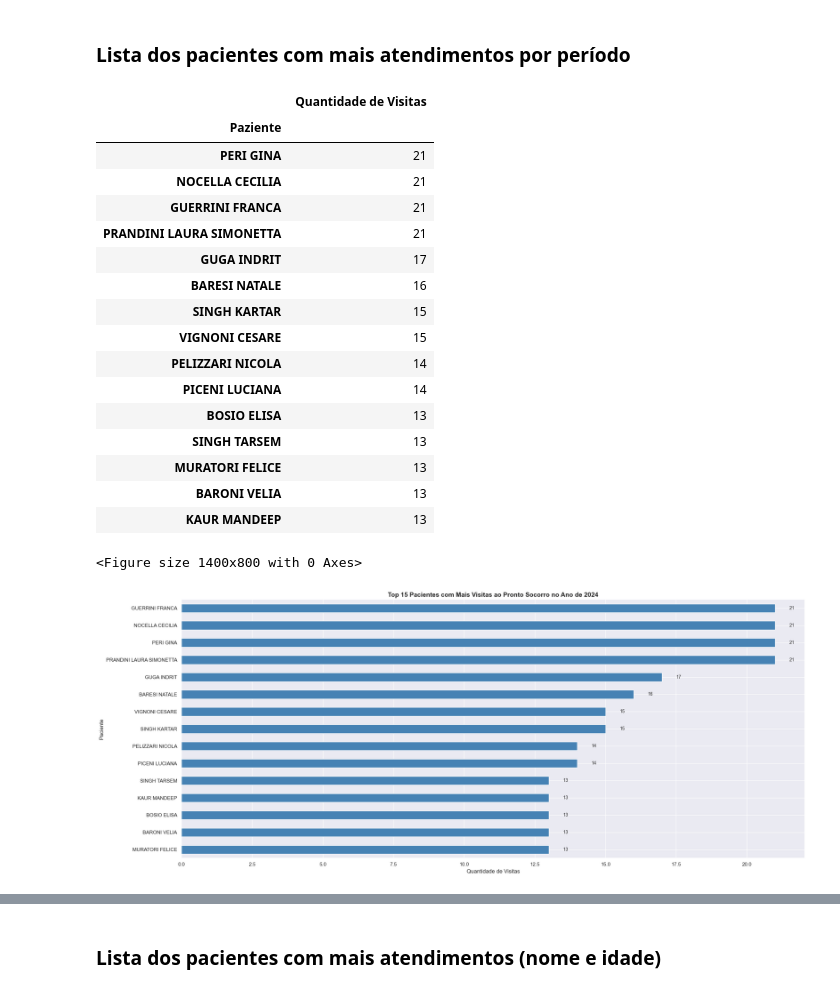
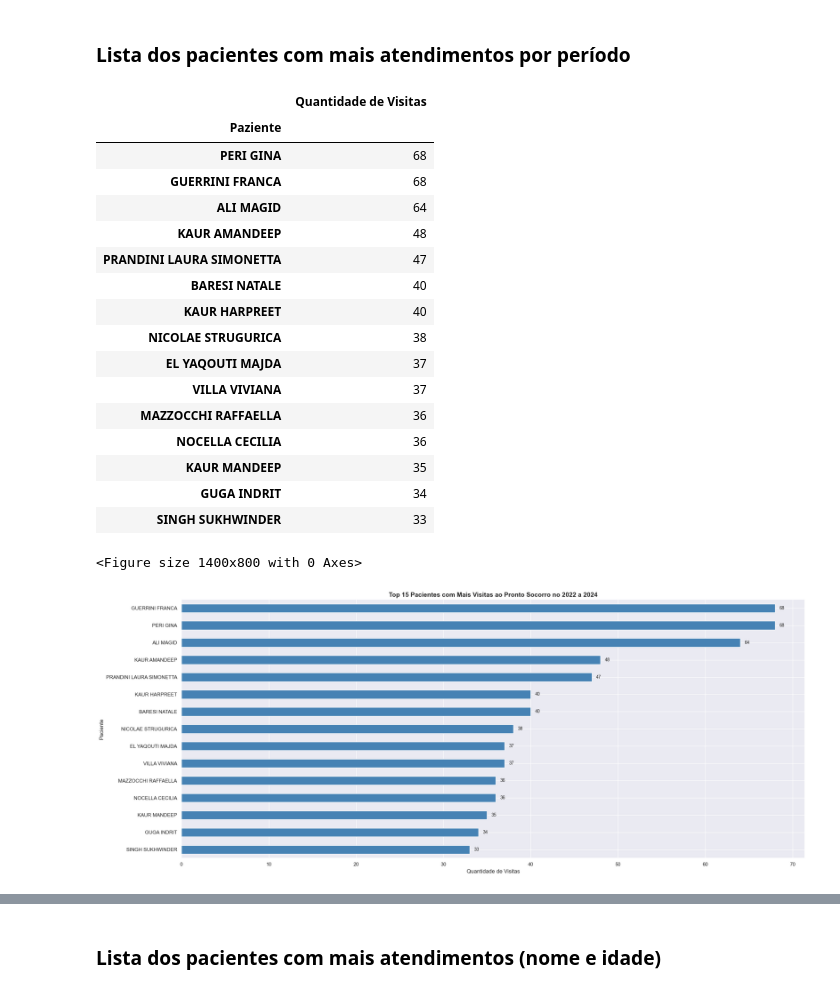
Before and after one commit to almir-martins/mari_doutorado, a Jupyter notebook: analises/analise_mari.ipynb, the cells around one changed output, grey strips where cells are left out. Drawn from its saved outputs; the diff is of its cells as text; code cells hidden in the pictures.

```diff
--- a/analises/analise_mari.ipynb
+++ b/analises/analise_mari.ipynb
@@ -417,47 +405,47 @@ def agrupa(dataframe, top_n=10):
     agrupado = dataframe[['Paziente', 'Numero Scheda PS']].groupby(['Paziente']).count().sort_values(by='Numero Scheda PS', ascending=False).head(top_n)
     agrupado.rename(columns={'Numero Scheda PS': 'Quantidade de Visitas'}, inplace=True)
 
     display(agrupado)
     return agrupado
 
 def gera_graficos_agrupados(dataframe, titulo_periodo, top_n=10):
     # Gráfico de barras - Top 10 pacientes com mais visitas ao PS
     plt.figure(figsize=(14, 8))
     ax = dataframe.sort_values(by='Quantidade de Visitas', ascending=True).plot(kind='barh', legend=False, color='steelblue')
     ax.set_xlabel('Quantidade de Visitas', fontsize=12)
     ax.set_ylabel('Paciente', fontsize=12)
 
     ax.set_title(f'Top {top_n} Pacientes com Mais Visitas ao Pronto Socorro no ' + titulo_periodo, fontsize=14, fontweight='bold')
 
     # Adicionar valores nas barras
     for i, v in enumerate(dataframe.sort_values(by='Quantidade de Visitas', ascending=True)['Quantidade de Visitas']):
         ax.text(v + 0.5, i, str(v), va='center', fontsize=10)
 
     plt.tight_layout()
     plt.show();
 
 def plota_mais_frequentes(dataframe, titulo, top_n=10):
     agrupado = agrupa(dataframe, top_n)
     gera_graficos_agrupados(agrupado, titulo, top_n)
 
-plota_mais_frequentes(ano_2024, 'Ano de 2024', top_n=15)
+plota_mais_frequentes(df, '2022 a 2024', top_n=15)
 # %% [output]
 |  | Quantidade de Visitas |
 | Paziente |  |
-| PERI GINA | 21 |
-| NOCELLA CECILIA | 21 |
-| GUERRINI FRANCA | 21 |
-| PRANDINI LAURA SIMONETTA | 21 |
-| GUGA INDRIT | 17 |
-| BARESI NATALE | 16 |
-| SINGH KARTAR | 15 |
-| VIGNONI CESARE | 15 |
-| PELIZZARI NICOLA | 14 |
-| PICENI LUCIANA | 14 |
-| BOSIO ELISA | 13 |
-| SINGH TARSEM | 13 |
-| MURATORI FELICE | 13 |
-| BARONI VELIA | 13 |
-| KAUR MANDEEP | 13 |
+| PERI GINA | 68 |
+| GUERRINI FRANCA | 68 |
+| ALI MAGID | 64 |
+| KAUR AMANDEEP | 48 |
+| PRANDINI LAURA SIMONETTA | 47 |
+| BARESI NATALE | 40 |
+| KAUR HARPREET | 40 |
+| NICOLAE STRUGURICA | 38 |
+| EL YAQOUTI MAJDA | 37 |
+| VILLA VIVIANA | 37 |
+| MAZZOCCHI RAFFAELLA | 36 |
+| NOCELLA CECILIA | 36 |
+| KAUR MANDEEP | 35 |
+| GUGA INDRIT | 34 |
+| SINGH SUKHWINDER | 33 |
 <Figure size 1400x800 with 0 Axes>
-[figure, old version]
+[figure, new version]
```
Also changed, not shown: parts of 36 cells of this notebook, 5 other files.
